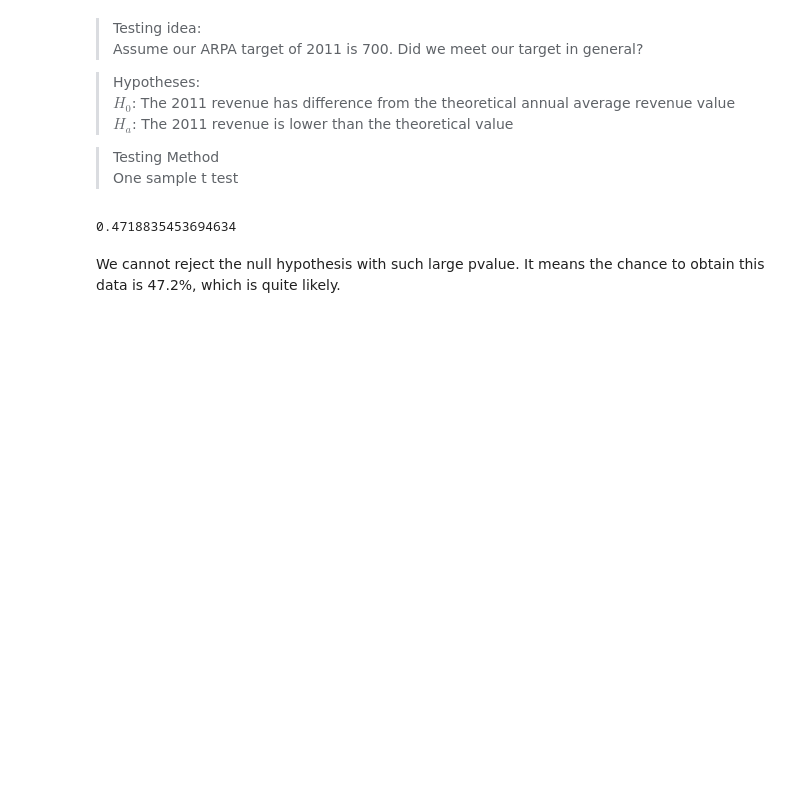
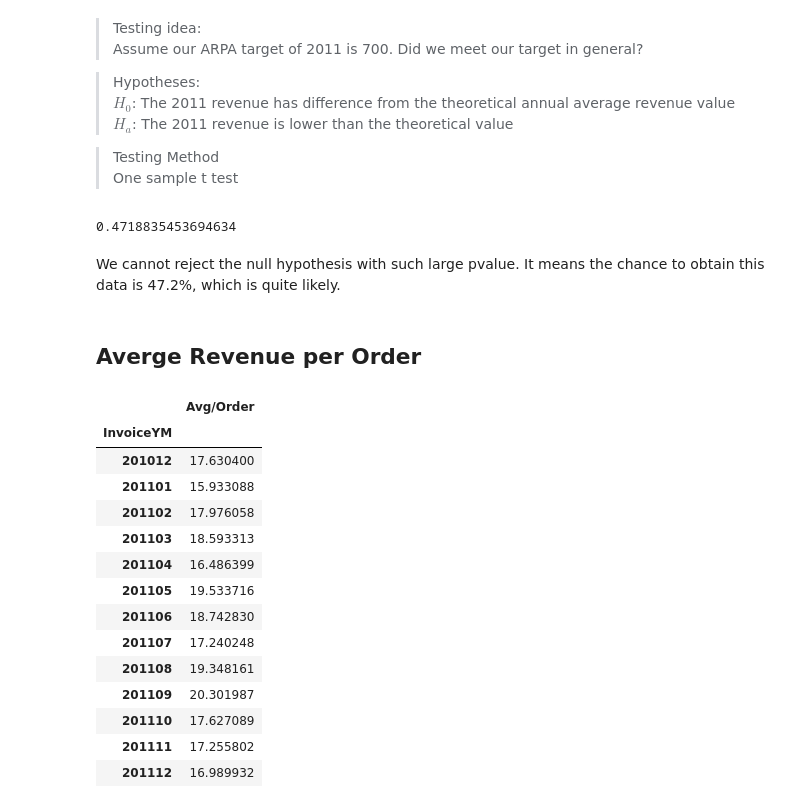
Before and after one commit to AilingLiu/Growth_Analysis, a Jupyter notebook: Average_Revenue_Per_Account.ipynb, the cells around one changed output. Cells and saved outputs as stored; diff of their text form; code cells hidden in the pictures; blank space fills up the shorter version.

```diff
--- a/Average_Revenue_Per_Account.ipynb
+++ b/Average_Revenue_Per_Account.ipynb
@@ -86,3 +86,24 @@ pval/2 #we need the one side only according to our alternative hypothesis
 0.4718835453694634
 # %% [markdown]
 We cannot reject the null hypothesis with such large pvalue. It means the chance to obtain this data is 47.2%, which is quite likely.
+# %% [markdown]
+## Averge Revenue per Order
+# %%
+arpo=gb['Revenue'].mean().to_frame('Avg/Order')
+arpo
+# %% [output]
+|  | Avg/Order |
+| InvoiceYM |  |
+| 201012 | 17.630400 |
+| 201101 | 15.933088 |
+| 201102 | 17.976058 |
+| 201103 | 18.593313 |
+| 201104 | 16.486399 |
+| 201105 | 19.533716 |
+| 201106 | 18.742830 |
+| 201107 | 17.240248 |
+| 201108 | 19.348161 |
+| 201109 | 20.301987 |
+| 201110 | 17.627089 |
+| 201111 | 17.255802 |
+| 201112 | 16.989932 |
```
Also changed, not shown: parts of 3 cells of this notebook.
